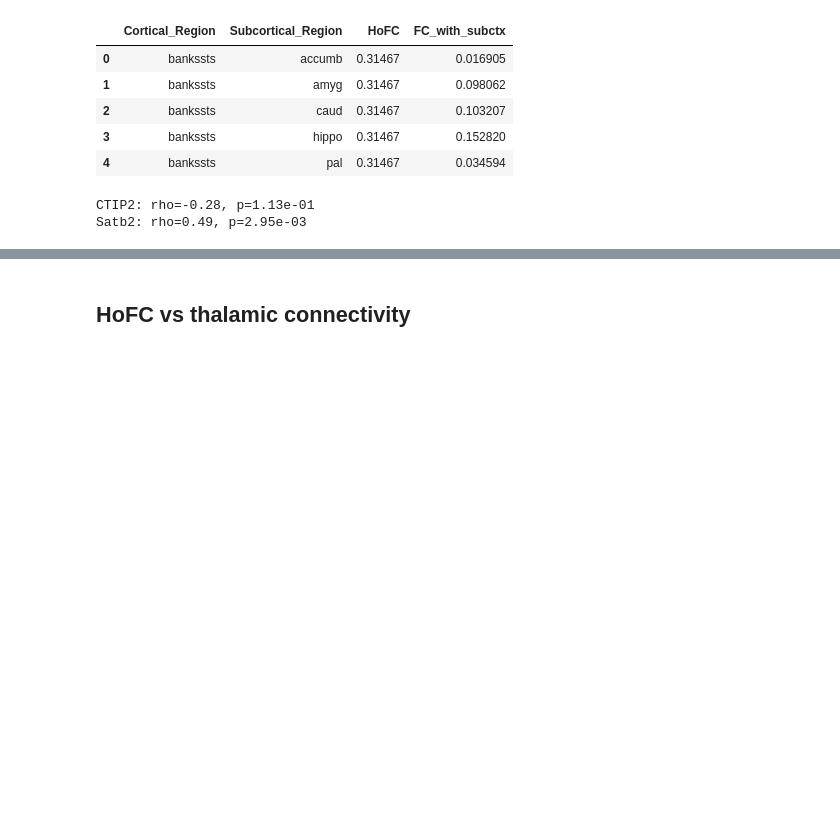
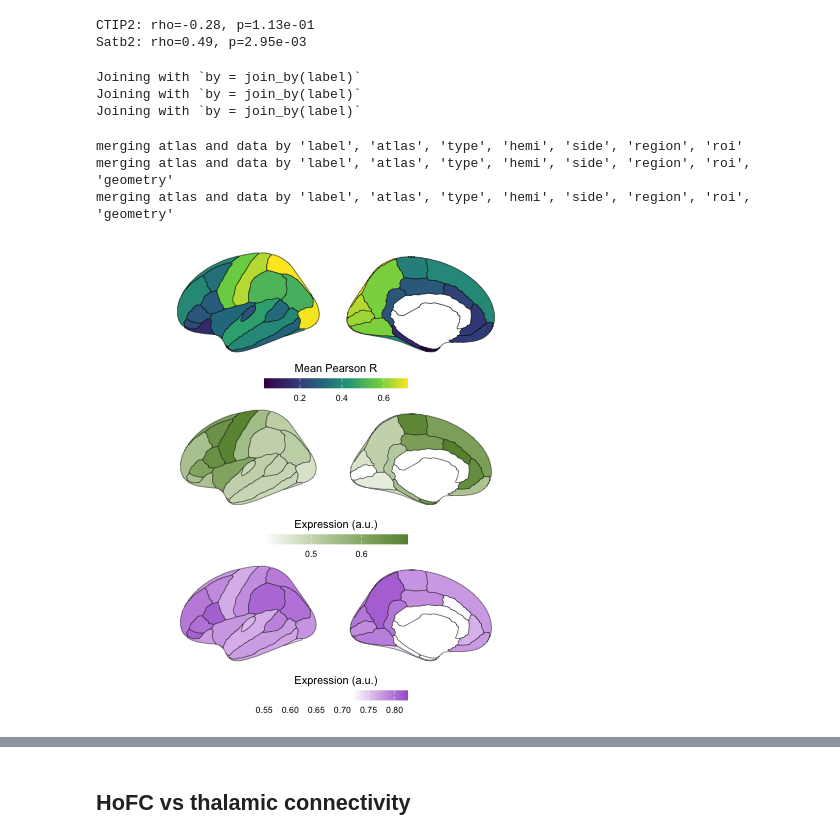
Before and after one commit to DynamicsAndNeuralSystems/Directed_information_fMRI, a Jupyter notebook: data_visualization/5_Pearson_HoFC_vs_L5PN_and_thal.ipynb, the cells around one changed output, grey strips where cells are left out. Saved outputs shown, nothing was run; the diff lists cells and outputs as text; code cells hidden in the pictures; blank space fills up the shorter version.

```diff
--- a/data_visualization/5_Pearson_HoFC_vs_L5PN_and_thal.ipynb
+++ b/data_visualization/5_Pearson_HoFC_vs_L5PN_and_thal.ipynb
@@ -107,29 +111,7 @@ subctx_to_ctx_FC.head()
-# %%
-
-HoFC_with_subctx_connectivity = (pearson_homotopic_res_mean
-    .rename(columns={"Base_Region": "Cortical_Region",
-                     "Mean_Pearson_R": "HoFC"})
-    .merge(subctx_to_ctx_FC, on="Cortical_Region")
-    .groupby(['Cortical_Region', 'Subcortical_Region'])[['HoFC', 'FC_with_subctx']]
-    .mean()
-    .reset_index()
-)
-
-HoFC_with_subctx_connectivity.head()
-# %% [output]
-|  | Cortical_Region | Subcortical_Region | HoFC | FC_with_subctx |
-| 0 | bankssts | accumb | 0.31467 | 0.016905 |
-| 1 | bankssts | amyg | 0.31467 | 0.098062 |
-| 2 | bankssts | caud | 0.31467 | 0.103207 |
-| 3 | bankssts | hippo | 0.31467 | 0.152820 |
-| 4 | bankssts | pal | 0.31467 | 0.034594 |
 # %%
 # Load CTIP2 and Satb2 gene expression data if available
 if os.path.isfile('../data/Pyramidal_neuron_CTIP2_Satb2_expression_ctx.csv'):
     pyramidal_neuron_key_gene_expression_ctx = pd.read_csv('../data/Pyramidal_neuron_CTIP2_Satb2_expression_ctx.csv')
-
-    if 'base_region' in pyramidal_neuron_key_gene_expression_ctx.columns:
-        pyramidal_neuron_key_gene_expression_ctx = pyramidal_neuron_key_gene_expression_ctx.rename(columns={'base_region': "Cortical_Region"})
 
 else:
     abagen.fetch_microarray(donors='all', verbose=1)
@@ -149,7 +131,7 @@ else:
                                                 .groupby(['region', 'hemisphere'])[['CTIP2', 'Satb2']]
                                                 .mean()
                                                 .reset_index()
-                                                .rename(columns={'region': 'Cortical_Region'})
+                                                .rename(columns={'region': 'Base_Region'})
     )
 
     # Write to csv
@@ -157,12 +139,12 @@ else:
 
 # Take the mean between the left and right hemisphere
 pyramidal_neuron_key_gene_expression_ctx_base = (pyramidal_neuron_key_gene_expression_ctx
-                                                 .groupby(['Cortical_Region'])[['CTIP2', 'Satb2']]
+                                                 .groupby(['Base_Region'])[['CTIP2', 'Satb2']]
                                                     .mean()
                                                     .reset_index()
 )
 
-gene_HoFC_merged = pearson_homotopic_res_mean.merge(pyramidal_neuron_key_gene_expression_ctx_base, on="Cortical_Region")
+gene_HoFC_merged = pearson_homotopic_res_mean.merge(pyramidal_neuron_key_gene_expression_ctx_base, on="Base_Region")
 
 CTIP2_rho, CTIP2_p = spearmanr(gene_HoFC_merged['Mean_Pearson_R'], gene_HoFC_merged['CTIP2'])
 Satb2_rho, Satb2_p = spearmanr(gene_HoFC_merged['Mean_Pearson_R'], gene_HoFC_merged['Satb2'])
@@ -179,7 +161,7 @@ legendwidth <- 2
 
 Pearson_HoFC_brain <- pearson_homotopic_res_mean %>%
   ungroup() %>%
-  mutate(label = glue("lh_{base_region}")) %>%
+  mutate(label = glue("lh_{Base_Region}")) %>%
   left_join(., as_tibble(dk)) %>%
   ggseg(atlas = dk, mapping = aes(fill = Mean_Pearson_R),
         position = "stacked", colour = "black", hemisphere="left",
@@ -194,7 +176,7 @@ Pearson_HoFC_brain <- pearson_homotopic_res_mean %>%
   scale_fill_viridis_c(na.value = "white")
 
 CTIP2_brain <- pyramidal_neuron_key_gene_expression_ctx_base %>%
-      mutate(label = glue("lh_{base_region}")) %>%
+      mutate(label = glue("lh_{Base_Region}")) %>%
       left_join(., as_tibble(dk)) %>%
       filter(hemi=='left') %>%
       ggplot() +
@@ -204,34 +186,42 @@ CTIP2_brain <- pyramidal_neuron_key_gene_expression_ctx_base %>%
       labs(fill = "Expression (a.u.)") +
       guides(fill = guide_colorbar(title.position="top", title.hjust=0.5)) +
       theme(plot.title = element_text(face='bold', size=14, hjust=0.5),
             legend.key.width  = unit(legendwidth, "lines"),
             legend.key.height  = unit(0.7, "lines"),
             legend.position = "bottom") +
       scale_fill_gradient(low="white", high="#67913c", na.value = "white")
 
 Satb2_brain <- pyramidal_neuron_key_gene_expression_ctx_base %>%
-      mutate(label = glue("lh_{base_region}")) %>%
+      mutate(label = glue("lh_{Base_Region}")) %>%
       left_join(., as_tibble(dk)) %>%
       filter(hemi=='left') %>%
       ggplot() +
       geom_brain(atlas = dk, mapping = aes(fill = Satb2),
                  hemi = "left", color='black') +
       theme_void() +
       labs(fill = "Expression (a.u.)") +
       guides(fill = guide_colorbar(title.position="top", title.hjust=0.5)) +
       theme(plot.title = element_text(face='bold', size=14, hjust=0.5),
             legend.key.width  = unit(legendwidth, "lines"),
             legend.key.height  = unit(0.7, "lines"),
             legend.position = "bottom") +
       scale_fill_gradientn(
             colours = c("white", "white", "#a864d2"),
             values = scales::rescale(c(0.55, 0.72, 0.825)),
             limits = c(0.55, 0.825),
             na.value = "white"
             )
 
 wrap_plots(list(Pearson_HoFC_brain, CTIP2_brain, Satb2_brain), ncol=1)
 # ggsave("../plots/brain_maps_corrs/Layer5_Neuron_Gene_Expression_brainmaps.svg", width=4, height=6, units='in', dpi=300)
+# %% [output]
+Joining with `by = join_by(label)`
+Joining with `by = join_by(label)`
+Joining with `by = join_by(label)`
+merging atlas and data by 'label', 'atlas', 'type', 'hemi', 'side', 'region', 'roi'
+merging atlas and data by 'label', 'atlas', 'type', 'hemi', 'side', 'region', 'roi', 'geometry'
+merging atlas and data by 'label', 'atlas', 'type', 'hemi', 'side', 'region', 'roi', 'geometry'
+[figure, added]
 # %%
 %%R -i gene_HoFC_merged
 
```
Also changed, not shown: parts of 9 cells of this notebook, 15 other files.
